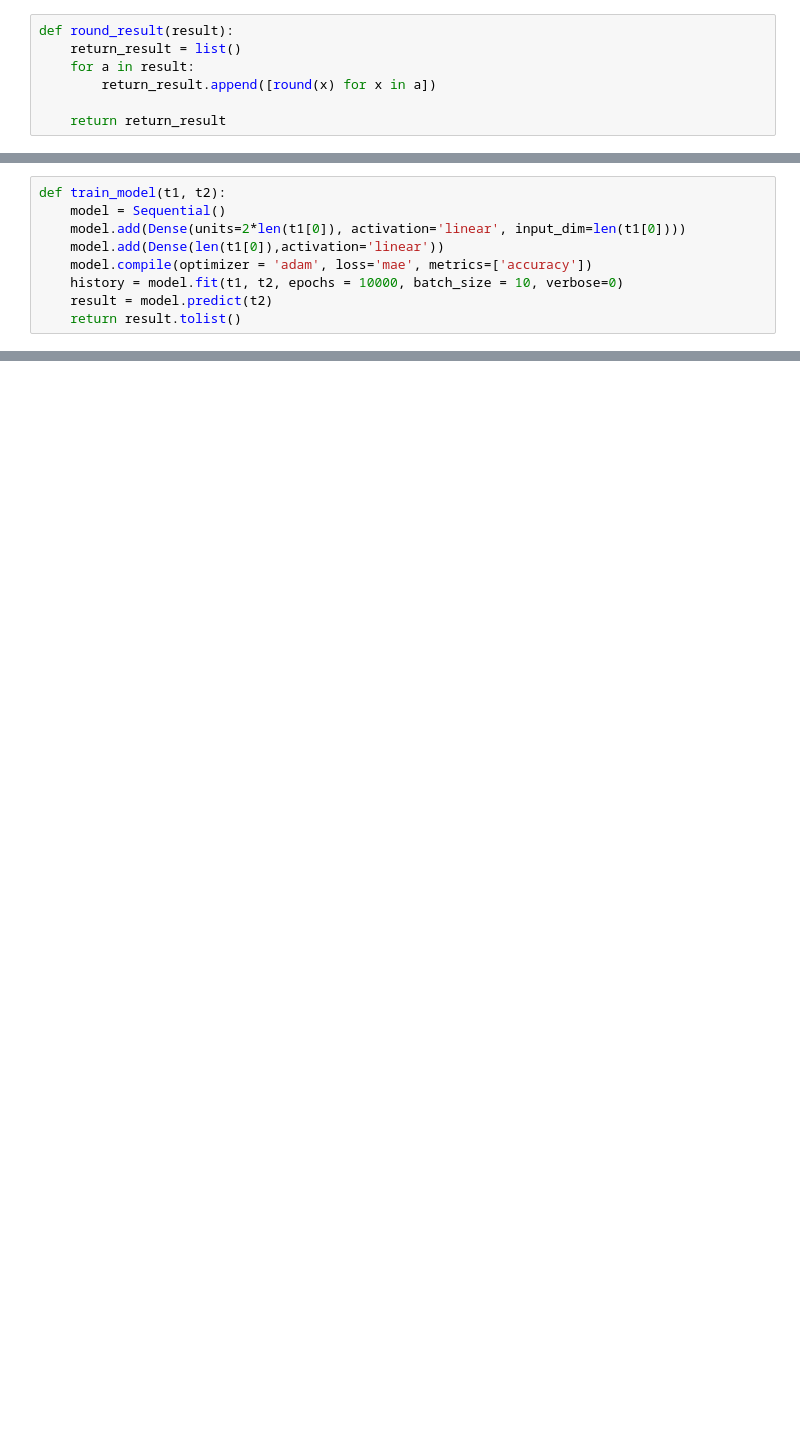
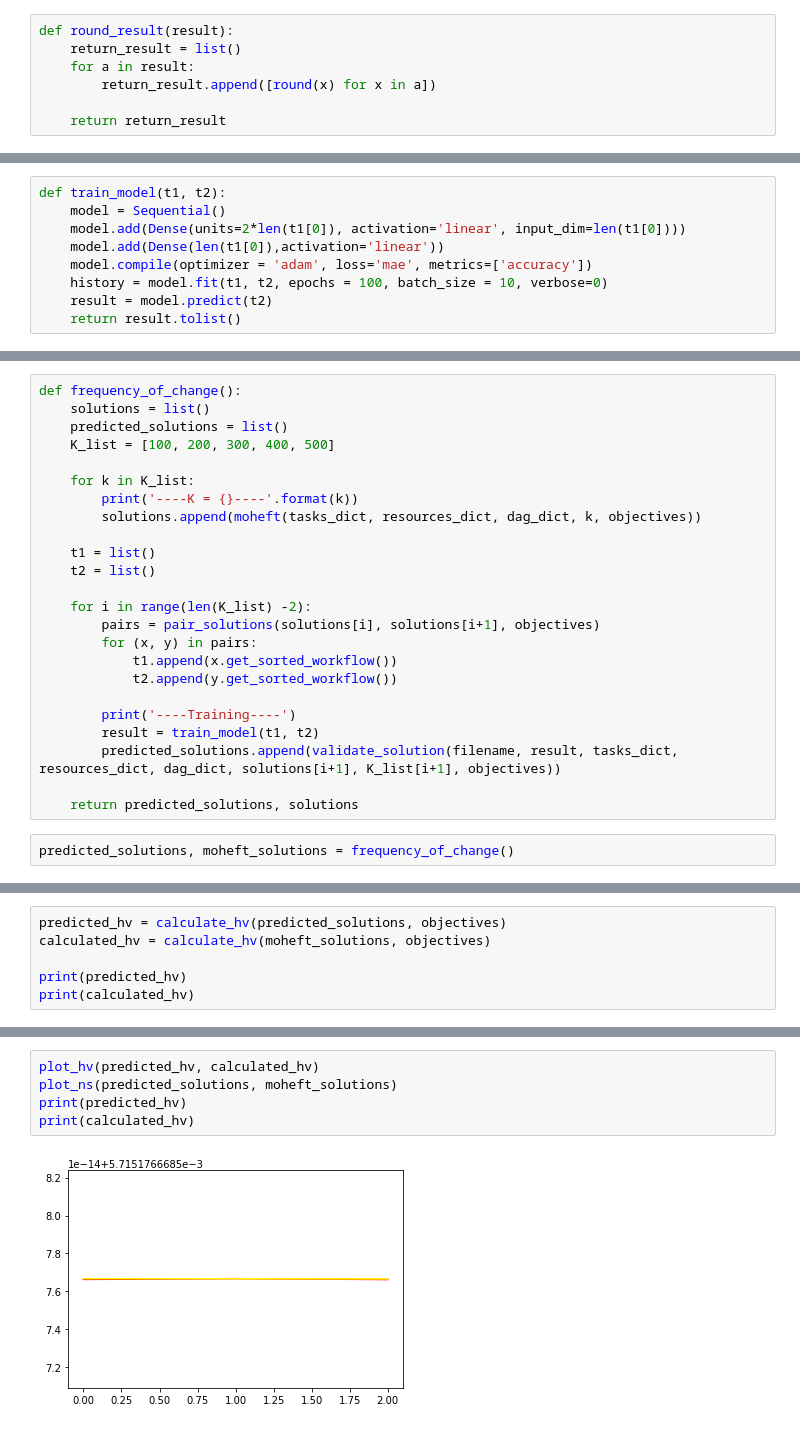
Before and after one commit to void-trinity/Major-Project, a Jupyter notebook: Major_Project.ipynb, the cells around one changed output, grey strips where cells are left out. Drawn from its saved outputs; the diff is of its cells as text; blank space fills up the shorter version.

Commit message:
Updated Cost Model, Changes to plotting Method, Updated Readme, Removes support for console application execution

```diff
--- a/Major_Project.ipynb
+++ b/Major_Project.ipynb
@@ -885,6 +897,6 @@ def train_model(t1, t2):
     model.add(Dense(units=2*len(t1[0]), activation='linear', input_dim=len(t1[0])))
     model.add(Dense(len(t1[0]),activation='linear'))
     model.compile(optimizer = 'adam', loss='mae', metrics=['accuracy'])
-    history = model.fit(t1, t2, epochs = 10000, batch_size = 10, verbose=0)
+    history = model.fit(t1, t2, epochs = 100, batch_size = 10, verbose=0)
     result = model.predict(t2)
     return result.tolist()
@@ -1004,0 +954,26 @@ plt.close()
+# %%
+def frequency_of_change():
+    solutions = list()
+    predicted_solutions = list()
+    K_list = [100, 200, 300, 400, 500]
+
+    for k in K_list:
+        print('----K = {}----'.format(k))
+        solutions.append(moheft(tasks_dict, resources_dict, dag_dict, k, objectives))
+
+    t1 = list()
+    t2 = list()
+
+    for i in range(len(K_list) -2):
+        pairs = pair_solutions(solutions[i], solutions[i+1], objectives)
+        for (x, y) in pairs:
+            t1.append(x.get_sorted_workflow())
+            t2.append(y.get_sorted_workflow())
+
+        print('----Training----')
+        result = train_model(t1, t2)
+        predicted_solutions.append(validate_solution(filename, result, tasks_dict, resources_dict, dag_dict, solutions[i+1], K_list[i+1], objectives))
+
+    return predicted_solutions, solutions
+# %%
+predicted_solutions, moheft_solutions = frequency_of_change()
@@ -1004,0 +998,6 @@ plt.close()
+# %%
+predicted_hv = calculate_hv(predicted_solutions, objectives)
+calculated_hv = calculate_hv(moheft_solutions, objectives)
+
+print(predicted_hv)
+print(calculated_hv)
@@ -1004,0 +1007,7 @@ plt.close()
+# %%
+plot_hv(predicted_hv, calculated_hv)
+plot_ns(predicted_solutions, moheft_solutions)
+print(predicted_hv)
+print(calculated_hv)
+# %% [output]
+[figure, added]
```
Also changed, not shown: parts of 22 cells of this notebook, 2 other files.
